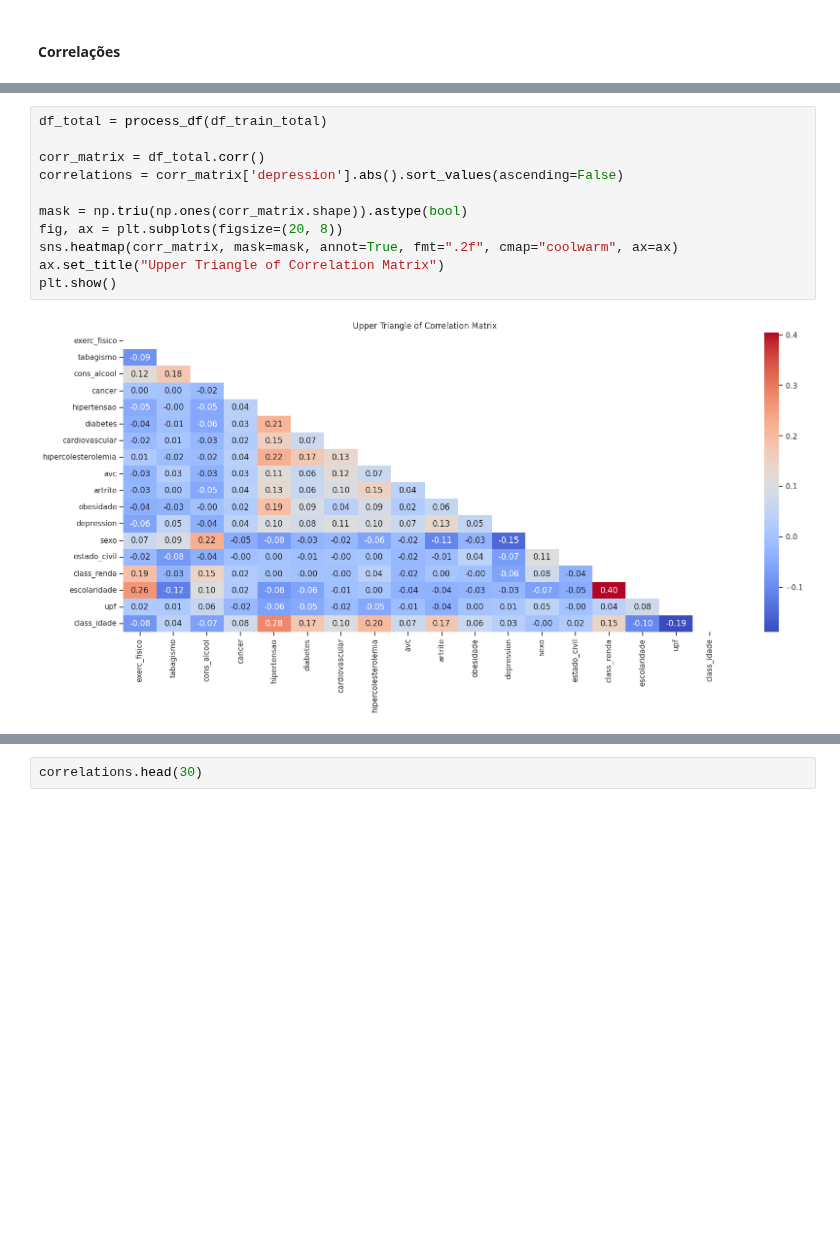
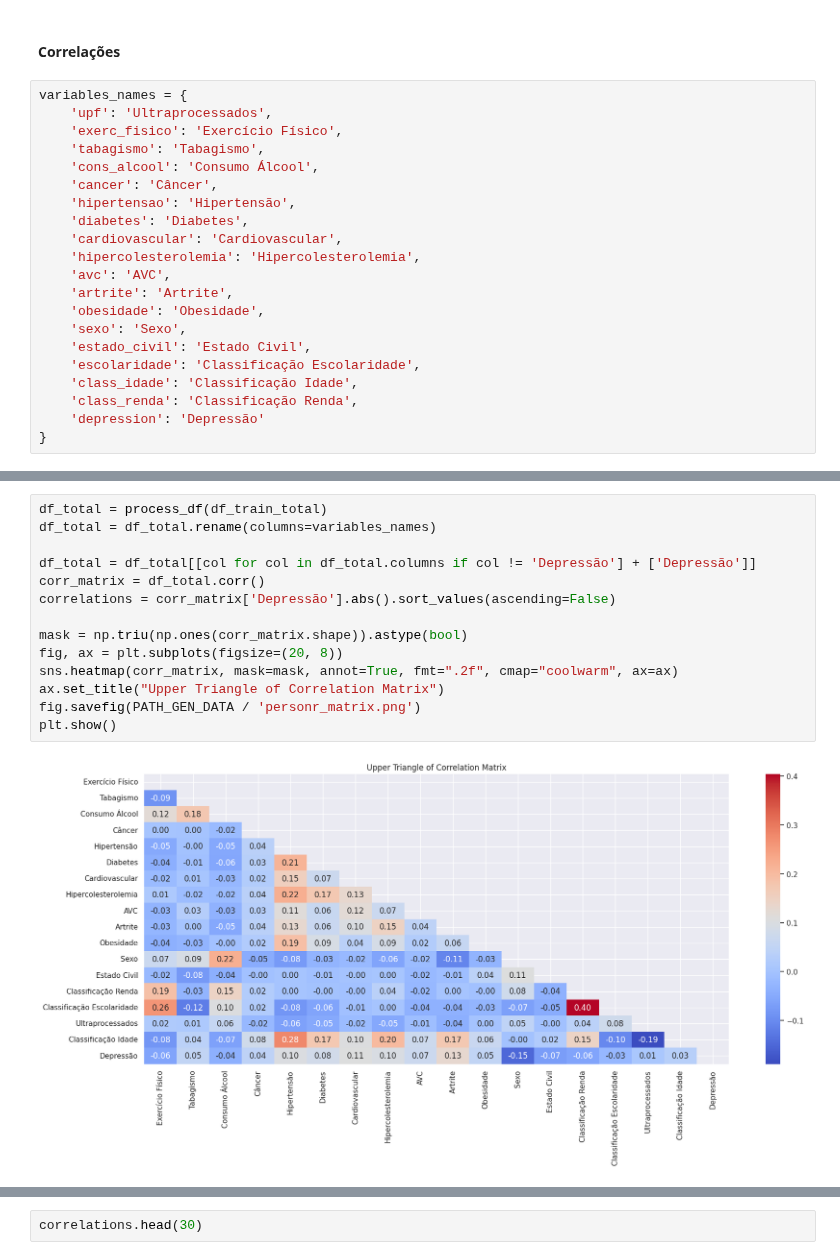
Before and after one commit to datasci4health/projects2023, a Jupyter notebook: DAGroup/notebooks/pns_depression_models.ipynb, the cells around one changed output, grey strips where cells are left out. Cells and saved outputs as stored; diff of their text form; blank space fills up the shorter version.

```diff
--- a/DAGroup/notebooks/pns_depression_models.ipynb
+++ b/DAGroup/notebooks/pns_depression_models.ipynb
@@ -497,3 +360,24 @@ df_importances_all = append_df_importances(df_importances_all, df_importances, '
 ### Modelo com todas as variáveis de interesse
 # %% [markdown]
 #### Correlações
+# %%
+variables_names = {
+    'upf': 'Ultraprocessados',
+    'exerc_fisico': 'Exercício Físico',
+    'tabagismo': 'Tabagismo',
+    'cons_alcool': 'Consumo Álcool',
+    'cancer': 'Câncer',
+    'hipertensao': 'Hipertensão',
+    'diabetes': 'Diabetes',
+    'cardiovascular': 'Cardiovascular',
+    'hipercolesterolemia': 'Hipercolesterolemia',
+    'avc': 'AVC',
+    'artrite': 'Artrite',
+    'obesidade': 'Obesidade',
+    'sexo': 'Sexo',
+    'estado_civil': 'Estado Civil',
+    'escolaridade': 'Classificação Escolaridade',
+    'class_idade': 'Classificação Idade',
+    'class_renda': 'Classificação Renda',
+    'depression': 'Depressão'
+}
@@ -500,13 +400,16 @@ df_importances_all = append_df_importances(df_importances_all, df_importances, '
 # %%
 df_total = process_df(df_train_total)
+df_total = df_total.rename(columns=variables_names)
 
+df_total = df_total[[col for col in df_total.columns if col != 'Depressão'] + ['Depressão']]
 corr_matrix = df_total.corr()
-correlations = corr_matrix['depression'].abs().sort_values(ascending=False)
+correlations = corr_matrix['Depressão'].abs().sort_values(ascending=False)
 
 mask = np.triu(np.ones(corr_matrix.shape)).astype(bool)
 fig, ax = plt.subplots(figsize=(20, 8))
 sns.heatmap(corr_matrix, mask=mask, annot=True, fmt=".2f", cmap="coolwarm", ax=ax)
 ax.set_title("Upper Triangle of Correlation Matrix")
+fig.savefig(PATH_GEN_DATA / 'personr_matrix.png')
 plt.show()
 # %% [output]
-[figure, old version]
+[figure, new version]
```
Also changed, not shown: parts of 24 cells of this notebook, 6 other files.
